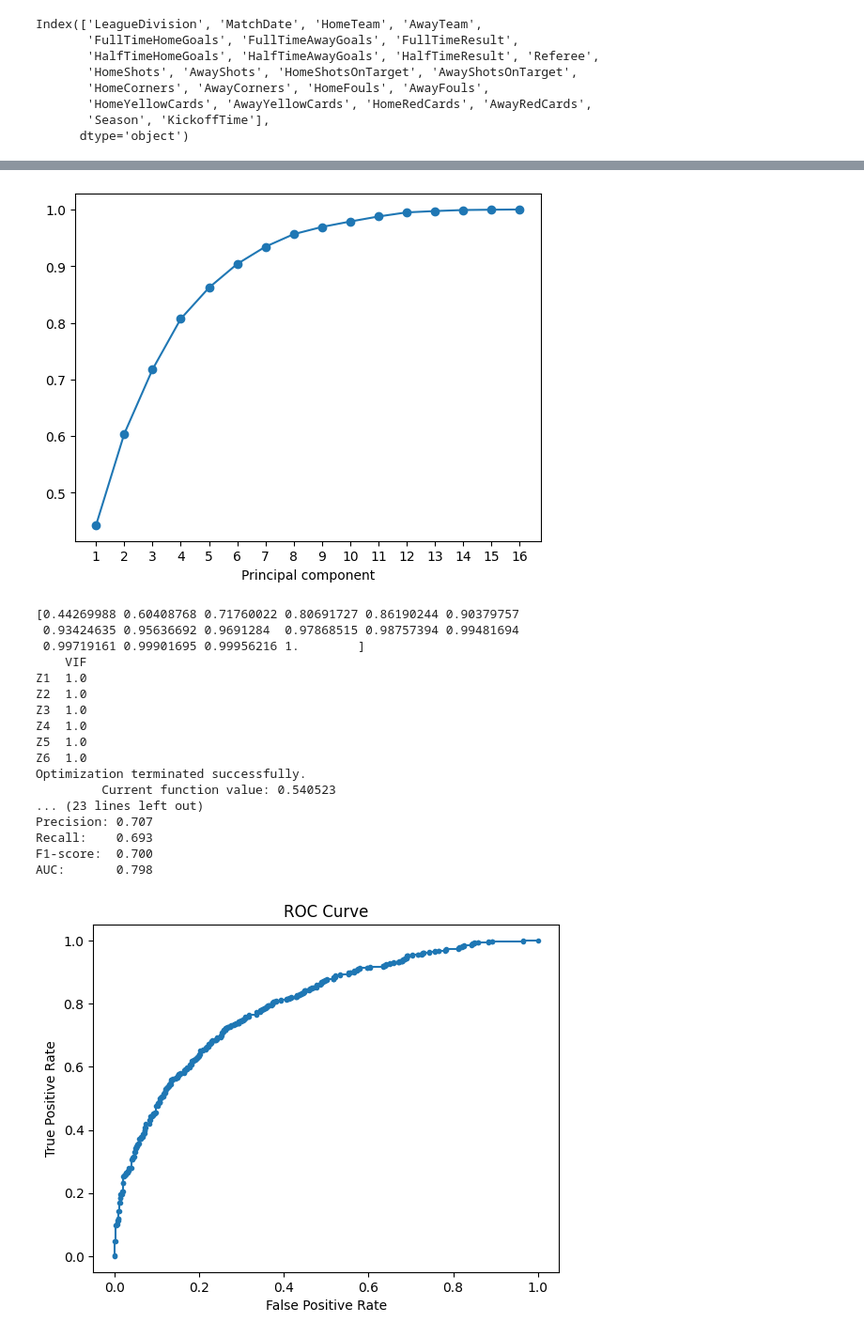
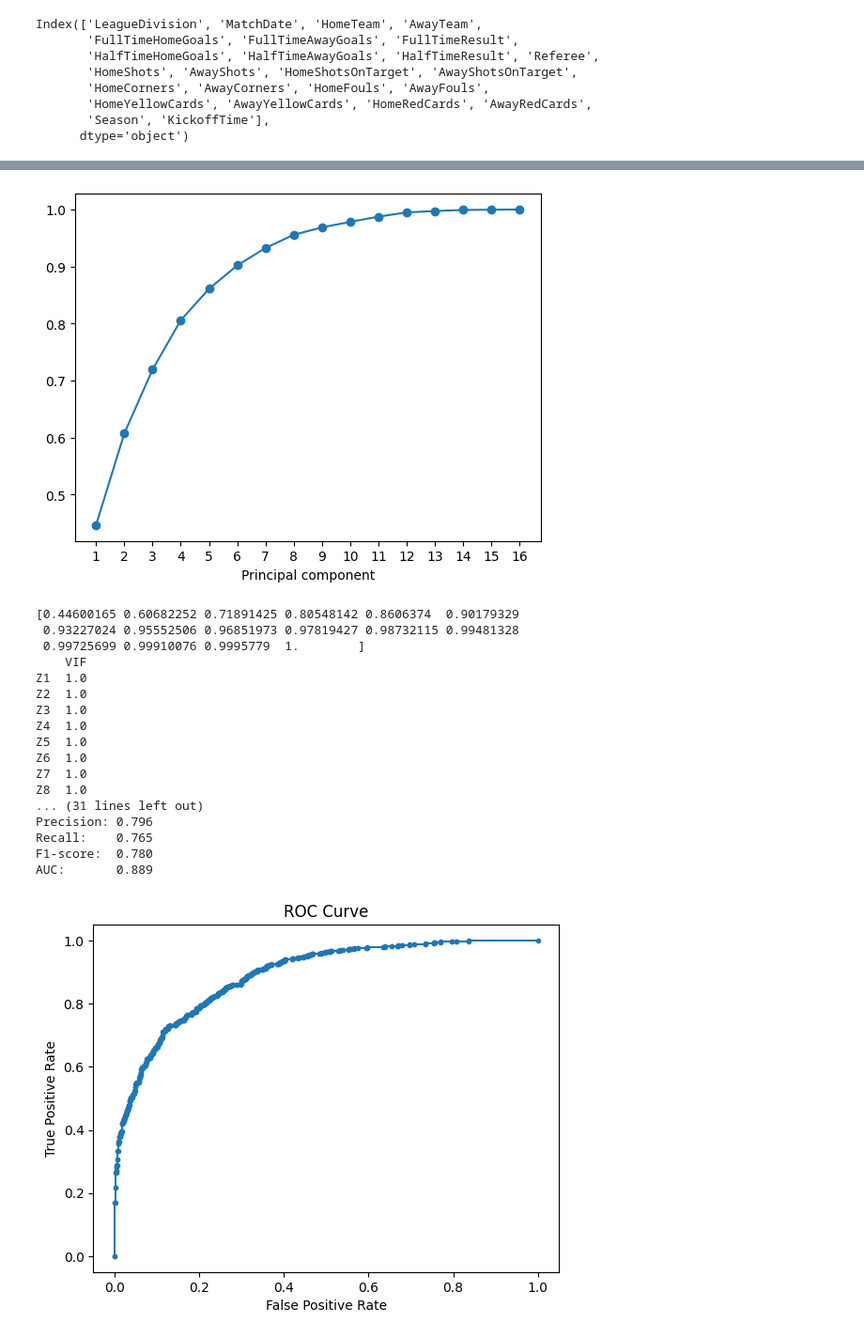
Before and after one commit to BhosaleAniket/MATH-189-Final-Project, a Jupyter notebook: final_project.ipynb, the cells around one changed output, grey strips where cells are left out. Shown at 94% size. Saved outputs shown, nothing was run; the diff lists cells and outputs as text; code cells hidden in the pictures.

```diff
--- a/final_project.ipynb
+++ b/final_project.ipynb
@@ -118,6 +138,7 @@ Convert the corresponding variables to categorical
 # %%
 categorical_cols = [
     'LeagueDivision',
+    'MatchDate'
     'HomeTeam',
     'AwayTeam',
     'FullTimeResult',
@@ -126,10 +147,14 @@ categorical_cols = [
 ]
 
 for col in categorical_cols:
+    if col in pl_2017.columns:
+        pl_2017[col] = pl_2017[col].astype('category')
     if col in pl_2018.columns:
         pl_2018[col] = pl_2018[col].astype('category')
     if col in pl_2019.columns:
         pl_2019[col] = pl_2019[col].astype('category')
+    if col in pl_2022.columns:
+        pl_2022[col] = pl_2022[col].astype('category')
     if col in pl_2023.columns:
         pl_2023[col] = pl_2023[col].astype('category')
 # %% [markdown]
@@ -250,3 +207,11 @@ Passing `palette` without assigning `hue` is deprecated and will be removed in v
+# %%
+pl_2017['Season'] = '2017'
+pl_2018['Season'] = '2018'
+pl_2019['Season'] = '2019'
+pl_2022['Season'] = '2022'
+pl_2023['Season'] = '2023'
+
+combined_df = pd.concat([pl_2017, pl_2018, pl_2019, pl_2022, pl_2023])
 # %%
 combined_df.columns
 # %% [output]
@@ -340,9 +315,9 @@ Index(['MatchDate', 'HomeTeam', 'AwayTeam', 'FullTimeHomeGoals',
 # %%
 #make mathcdate = is_weekend ; not_is_weekend
 #make referee = ???
-df = pd.get_dummies(combined_df, columns=['FullTimeResult', 'HalfTimeResult', 'Season'], drop_first=False)
-df = df.drop(columns={"MatchDate", "Referee", 'KickoffTime','HomeTeam', 'AwayTeam'})
-corr = df.corr()
+
+df_numerical = combined_df.drop(columns={"MatchDate", "Referee", 'KickoffTime','HomeTeam', 'AwayTeam', 'FullTimeResult', 'HalfTimeResult', 'Season'})
+corr = df_numerical.corr()
 mask = np.tril(np.ones_like(corr, dtype=bool))
 
 plt.figure(figsize=(15, 12))
@@ -928,0 +533,10 @@ array([[99, 23],
+# %%
+df_numerical["FTR"] = (combined_df["FullTimeResult"]=="H").astype(int)
+
+df_numerical_difference = df_numerical.copy()
+
+df_numerical_difference["FTShotsDifference"] = df_numerical_difference["HomeShotsOnTarget"]-df_numerical_difference["AwayShotsOnTarget"]
+df_numerical_difference["FTCornerDifference"] = df_numerical_difference["HomeCorners"]-df_numerical_difference["AwayCorners"]
+df_numerical_difference["FTFoulDifference"] = df_numerical_difference["HomeFouls"]-df_numerical_difference["AwayFouls"]
+
+df_numerical.columns
@@ -930,10 +809,10 @@ array([[99, 23],
 import statsmodels
 from statsmodels.stats.outliers_influence import variance_inflation_factor # type: ignore
 
-df_new = combined_df.drop(columns={"MatchDate", 'KickoffTime','HomeTeam', 'AwayTeam', 'HalfTimeResult', 'Season', "Referee"})
-df_new["FullTimeResult"] = (df_new["FullTimeResult"] == "H").astype(int)
+df_numerical_difference = combined_df.drop(columns={"MatchDate", 'KickoffTime','HomeTeam', 'AwayTeam', 'HalfTimeResult', 'Season', "Referee"})
+df_numerical_difference["FullTimeResult"] = (df_new["FullTimeResult"] == "H").astype(int)
 
-X_new = df_new.drop(columns={"FullTimeResult"})
+X_new = df_numerical_difference.drop(columns={"FullTimeResult"})
 vif = pd.DataFrame([variance_inflation_factor(X_new.values, i) for i in range(X_new.shape[1])], index=X_new.columns, columns=['VIF'])
 print(vif)
 
@@ -950,7 +829,7 @@ plt.show()
 
 print(pca.explained_variance_ratio_.cumsum())
 
-q = 6
+q = 9
 factor_loadings = pd.DataFrame(-pca.components_[0:q,:].round(2), columns=X_new.columns)
 factor_loadings
 
@@ -958,7 +837,7 @@ pca.transform(X_new)[:, 0:q]
 
 pca_X = -pca.transform(X_new)[:,:q]
 
-pca_df = pd.DataFrame(pca_X, columns=['Z1', 'Z2', 'Z3', 'Z4', 'Z5', 'Z6'])
+pca_df = pd.DataFrame(pca_X, columns=['Z1', 'Z2', 'Z3', 'Z4', 'Z5', 'Z6', 'Z7', 'Z8', 'Z9'])
 pca_df["FTR"] = df_new["FullTimeResult"].reset_index(drop=True)
 
 #include new variable = FTAwayG-FTHomeG
@@ -973,7 +852,7 @@ import statsmodels.api as sm
 import statsmodels.formula.api as smf
 from statsmodels.tsa.stattools import acf
 
-pca_fit = smf.logit('FTR ~ Z1 + Z2 + Z5 + Z6', pca_df).fit(cov_type="hc0")
+pca_fit = smf.logit('FTR ~ Z1 + Z2 + Z3 + Z4 + Z5 + Z6 + Z7 + Z8 + Z9', pca_df).fit(cov_type="hc0")
 
 print(pca_fit.summary())
 
@@ -1040,19 +919,19 @@ AwayRedCards        1.112618
 [figure]
-[0.44269988 0.60408768 0.71760022 0.80691727 0.86190244 0.90379757
- 0.93424635 0.95636692 0.9691284  0.97868515 0.98757394 0.99481694
- 0.99719161 0.99901695 0.99956216 1.        ]
+[0.44600165 0.60682252 0.71891425 0.80548142 0.8606374  0.90179329
+ 0.93227024 0.95552506 0.96851973 0.97819427 0.98732115 0.99481328
+ 0.99725699 0.99910076 0.9995779  1.        ]
     VIF
 Z1  1.0
 Z2  1.0
 Z3  1.0
 Z4  1.0
 Z5  1.0
 Z6  1.0
-Optimization terminated successfully.
-         Current function value: 0.540523
-... (23 lines left out)
-Precision: 0.707
-Recall:    0.693
-F1-score:  0.700
-AUC:       0.798
+Z7  1.0
+Z8  1.0
+... (31 lines left out)
+Precision: 0.796
+Recall:    0.765
+F1-score:  0.780
+AUC:       0.889
-[figure, old version]
+[figure, new version]
```
Also changed, not shown: parts of 121 cells of this notebook, 2 other files.
